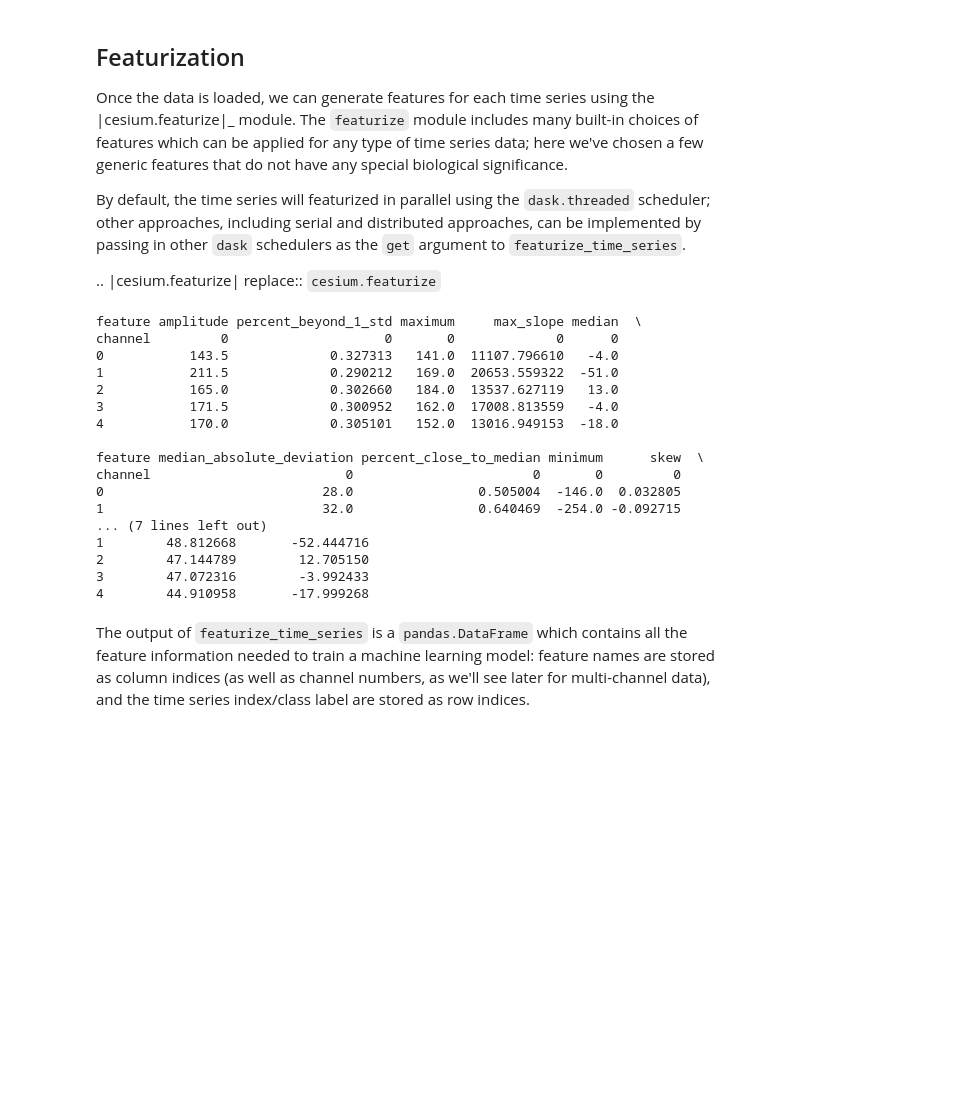
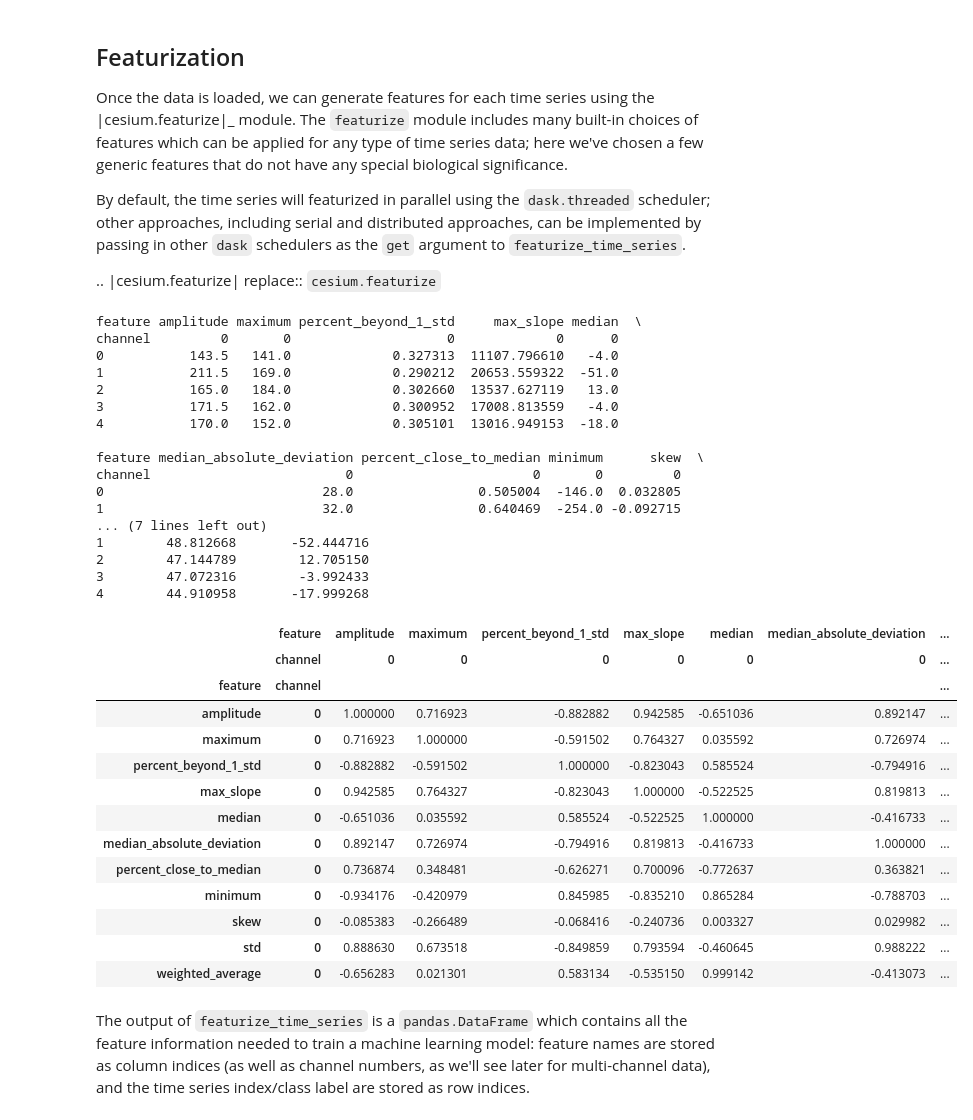
Before and after one commit to ericakok/senior-research, a Jupyter notebook: plot_EEG-Copy1.ipynb, the cells around one changed output. Cells and saved outputs as stored; diff of their text form; code cells hidden in the pictures; blank space fills up the shorter version.

Commit message:
added correlation

```diff
--- a/plot_EEG-Copy1.ipynb
+++ b/plot_EEG-Copy1.ipynb
@@ -58,16 +68,25 @@ Loaded data from cached archive.
 # %%
 # Group together classes (Z, O), (N, F), (S) as normal, interictal, ictal
 eeg["classes"] = eeg["classes"].astype("U16") #  allocate memory for longer class names
-
-print(eeg["classes"])
 
 eeg["classes"][np.logical_or(eeg["classes"]=="Z", eeg["classes"]=="O")] = "Normal"
 eeg["classes"][np.logical_or(eeg["classes"]=="N", eeg["classes"]=="F")] = "Interictal"
 eeg["classes"][eeg["classes"]=="S"] = "Ictal"
 
-fig, ax = plt.subplots(1, len(np.unique(eeg["classes"])), sharey=True)
-for label, subplot in zip(np.unique(eeg["classes"]), ax):
-    i = np.where(eeg["classes"] == label)[0][0]
-    subplot.plot(eeg["times"][i], eeg["measurements"][i])
-    subplot.set(xlabel="time (s)", ylabel="signal", title=label)
+print(eeg["classes"])
+
+# fig, ax = plt.subplots(1, len(np.unique(eeg["classes"])), sharey=True)
+# for label, subplot in zip(np.unique(eeg["classes"]), ax):
+#     i = np.where(eeg["classes"] == label)[0][0]
+#     subplot.plot(eeg["times"][i], eeg["measurements"][i])
+#     subplot.set(xlabel="time (s)", ylabel="signal", title=label)
+
+# print(eeg["times"][:10])
+# print(eeg["measurements"][:10])
+
+eeg["classes"] = eeg["classes"][:10]
+eeg["times"] = eeg["times"][:10]
+eeg["measurements"] = eeg["measurements"][:10]
+
+print(eeg["times"])
 # %% [output]
@@ -112,10 +130,13 @@ warnings.filterwarnings('ignore')
 #1d convolusional NN
 #keras!!! LR
 
+
+#build correlation coefficient between 2 variables
+
 from cesium import featurize
 features_to_use = ["amplitude",
+                   "maximum",
                    "percent_beyond_1_std",
-                   "maximum",
                    "max_slope",
                    "median",
                    "median_absolute_deviation",
@@ -130,13 +151,13 @@ fset_cesium = featurize.featurize_time_series(times=eeg["times"],
                                               features_to_use=features_to_use)
 print(fset_cesium.head())
 # %% [output]
-feature amplitude percent_beyond_1_std maximum     max_slope median  \
-channel         0                    0       0             0      0
-0           143.5             0.327313   141.0  11107.796610   -4.0
-1           211.5             0.290212   169.0  20653.559322  -51.0
-2           165.0             0.302660   184.0  13537.627119   13.0
-3           171.5             0.300952   162.0  17008.813559   -4.0
-4           170.0             0.305101   152.0  13016.949153  -18.0
+feature amplitude maximum percent_beyond_1_std     max_slope median  \
+channel         0       0                    0             0      0
+0           143.5   141.0             0.327313  11107.796610   -4.0
+1           211.5   169.0             0.290212  20653.559322  -51.0
+2           165.0   184.0             0.302660  13537.627119   13.0
+3           171.5   162.0             0.300952  17008.813559   -4.0
+4           170.0   152.0             0.305101  13016.949153  -18.0
 
 feature median_absolute_deviation percent_close_to_median minimum      skew  \
 channel                         0                       0       0         0
@@ -147,6 +168,23 @@ channel                         0                       0       0         0
 2        47.144789        12.705150
 3        47.072316        -3.992433
 4        44.910958       -17.999268
+# %%
+fset_cesium.corr()
+# %% [output]
+|  | feature | amplitude | maximum | percent_beyond_1_std | max_slope | median | median_absolute_deviation | ... |
+|  | channel | 0 | 0 | 0 | 0 | 0 | 0 | ... |
+| feature | channel |  |  |  |  |  |  | ... |
+| amplitude | 0 | 1.000000 | 0.716923 | -0.882882 | 0.942585 | -0.651036 | 0.892147 | ... |
+| maximum | 0 | 0.716923 | 1.000000 | -0.591502 | 0.764327 | 0.035592 | 0.726974 | ... |
+| percent_beyond_1_std | 0 | -0.882882 | -0.591502 | 1.000000 | -0.823043 | 0.585524 | -0.794916 | ... |
+| max_slope | 0 | 0.942585 | 0.764327 | -0.823043 | 1.000000 | -0.522525 | 0.819813 | ... |
+| median | 0 | -0.651036 | 0.035592 | 0.585524 | -0.522525 | 1.000000 | -0.416733 | ... |
+| median_absolute_deviation | 0 | 0.892147 | 0.726974 | -0.794916 | 0.819813 | -0.416733 | 1.000000 | ... |
+| percent_close_to_median | 0 | 0.736874 | 0.348481 | -0.626271 | 0.700096 | -0.772637 | 0.363821 | ... |
+| minimum | 0 | -0.934176 | -0.420979 | 0.845985 | -0.835210 | 0.865284 | -0.788703 | ... |
+| skew | 0 | -0.085383 | -0.266489 | -0.068416 | -0.240736 | 0.003327 | 0.029982 | ... |
+| std | 0 | 0.888630 | 0.673518 | -0.849859 | 0.793594 | -0.460645 | 0.988222 | ... |
+| weighted_average | 0 | -0.656283 | 0.021301 | 0.583134 | -0.535150 | 0.999142 | -0.413073 | ... |
 # %% [markdown]
 The output of ``featurize_time_series`` is a ``pandas.DataFrame`` which contains all
 the feature information needed to train a machine learning model: feature
```
Also changed, not shown: parts of 6 cells of this notebook.
